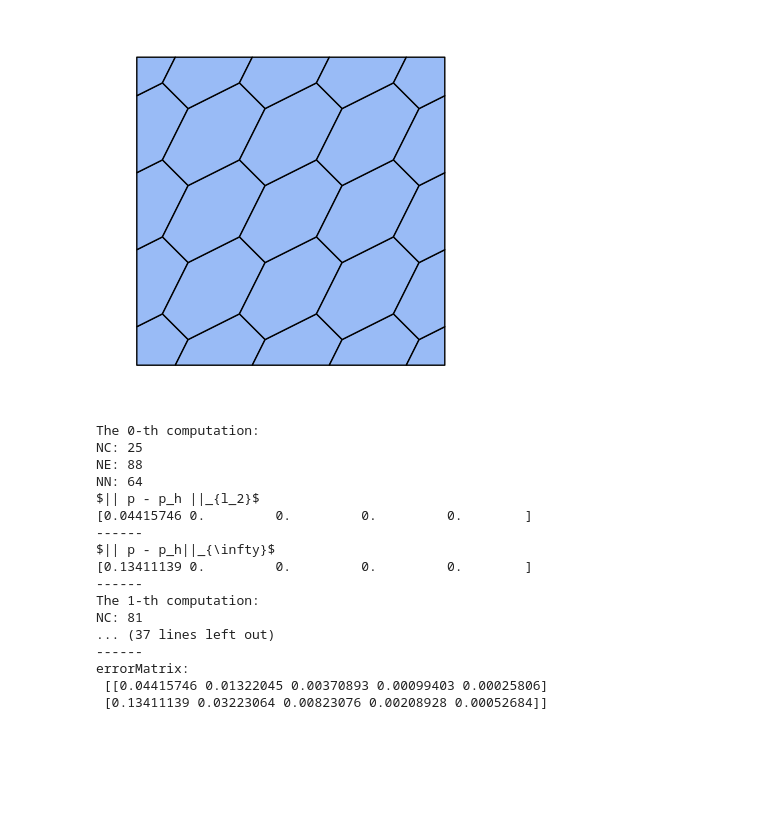
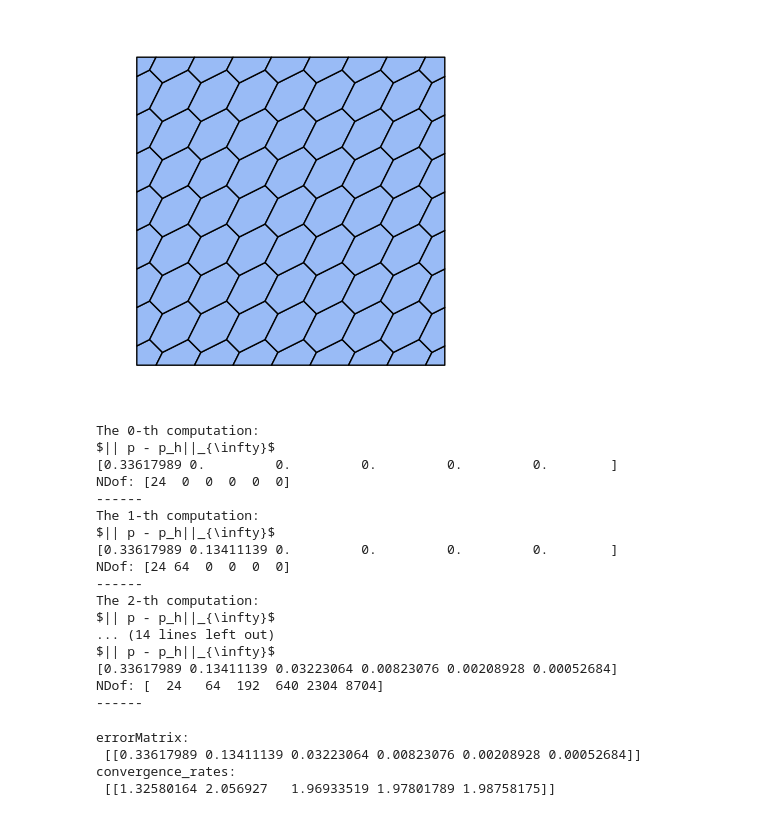
Before and after one commit to brighthe/hlthesis, a Jupyter notebook: mfdm/error_exp1_poisson_mfdm_primal.ipynb, the cells around one changed output. Saved outputs shown, nothing was run; the diff lists cells and outputs as text; code cells hidden in the pictures; blank space fills up the shorter version.

```diff
--- a/mfdm/error_exp1_poisson_mfdm_primal.ipynb
+++ b/mfdm/error_exp1_poisson_mfdm_primal.ipynb
@@ -1,40 +1,42 @@
 # %%
 import numpy as np
 
 from fealpy.mesh.polygon_mesh import PolygonMesh
 from poisson_model import SinSinData, ExpSinData, CosCosData
 from mimetic_solver import Mimetic
 
 pde = SinSinData()
-ns = 4
+ns = 8
 mesh = PolygonMesh.from_unit_square(nx=ns, ny=ns)
 
 import matplotlib.pyplot as plt
 fig = plt.figure()
 axes = fig.gca()
 mesh.add_plot(axes)
 plt.show()
 # %% [output]
-[figure, old version]
+[figure, new version]
 # %%
 pde = SinSinData()
-ns = 4
+ns = 2
 mesh = PolygonMesh.from_unit_square(nx=ns, ny=ns)
 
-maxit = 5
-errorType = ['$|| p - p_h ||_{l_2}$',
-             '$|| p - p_h||_{\\infty}$']
-errorMatrix = np.zeros((2, maxit), dtype=np.float64)
+maxit = 6
+# errorType = ['$|| p - p_h ||_{l_2}$',
+#              '$|| p - p_h||_{\\infty}$']
+errorType = ['$|| p - p_h||_{\\infty}$']
+errorMatrix = np.zeros((1, maxit), dtype=np.float64)
 NDof = np.zeros(maxit, dtype=np.int_)
 
 for iter in range(maxit):
     print("The {}-th computation:".format(iter))
+    NDof[iter] = mesh.number_of_nodes()
     NC = mesh.number_of_cells()
-    print("NC:", NC)
+    #print("NC:", NC)
     NE = mesh.number_of_edges()
-    print("NE:", NE)
+    #print("NE:", NE)
     NN = mesh.number_of_nodes()
-    print("NN:", NN)
+    #print("NN:", NN)
     eDdof = mesh.ds.boundary_edge_index()
     nDdof = mesh.entity('edge')[eDdof][:, 0]
 
@@ -58,6 +60,7 @@ for iter in range(maxit):
     ph[nDdof] = pde.solution(node[nDdof])
     b = MV @ rhs
     b = b - A @ ph
+    b[nDdof] = pde.Dirichlet(node[nDdof])
 
     bdIdx = np.zeros(A.shape[0], dtype=np.int_)
     bdIdx[nDdof.flat] = 1
@@ -66,14 +69,14 @@ for iter in range(maxit):
     D1 = spdiags(bdIdx, 0, A.shape[0], A.shape[0]).toarray()
     A = D0 @ A @ D0 + D1
 
-    b[nDdof] = pde.Dirichlet(node[nDdof])
 
     ph = np.linalg.solve(A, b)
 
     # l2 误差
-    errorMatrix[0, iter] = np.sqrt( np.sum( np.abs(p - ph)**2 ) * 1/NN )
+    #errorMatrix[0, iter] = np.sqrt( np.sum( np.abs(p - ph)**2 ) * 1/NN )
+    #errorMatrix[0, iter] = mesh.error(u=ph, v=p, q=p+5, power=2)
     # l_infty 误差
-    errorMatrix[1, iter] = np.max( np.abs(p - ph))
+    errorMatrix[0, iter] = np.max( np.abs(p - ph))
 
     if iter < maxit-1:
         ns = ns*2
@@ -82,28 +85,37 @@ for iter in range(maxit):
     for i, errType in enumerate(errorType):
         print(errType)
         print(errorMatrix[i])
+        print("NDof:", NDof)
         print('------')
-        NDof[iter] = NN
-
-print("errorMatrix:\n", errorMatrix)
 # %% [output]
 The 0-th computation:
-NC: 25
-NE: 88
-NN: 64
-$|| p - p_h ||_{l_2}$
-[0.04415746 0.         0.         0.         0.        ]
-------
 $|| p - p_h||_{\infty}$
-[0.13411139 0.         0.         0.         0.        ]
+[0.33617989 0.         0.         0.         0.         0.        ]
+NDof: [24  0  0  0  0  0]
 ------
 The 1-th computation:
-NC: 81
-... (37 lines left out)
+$|| p - p_h||_{\infty}$
+[0.33617989 0.13411139 0.         0.         0.         0.        ]
+NDof: [24 64  0  0  0  0]
 ------
-errorMatrix:
- [[0.04415746 0.01322045 0.00370893 0.00099403 0.00025806]
- [0.13411139 0.03223064 0.00823076 0.00208928 0.00052684]]
+The 2-th computation:
+$|| p - p_h||_{\infty}$
+... (14 lines left out)
+$|| p - p_h||_{\infty}$
+[0.33617989 0.13411139 0.03223064 0.00823076 0.00208928 0.00052684]
+NDof: [  24   64  192  640 2304 8704]
+------
+# %%
+print("errorMatrix:\n", errorMatrix)
+# Compute error convergence rates
+ratios = errorMatrix[:, 0:-1] / errorMatrix[:, 1:]
+convergence_rates = np.log2(ratios)
+print("convergence_rates:\n", convergence_rates)
+# %% [output]
+errorMatrix:
+ [[0.33617989 0.13411139 0.03223064 0.00823076 0.00208928 0.00052684]]
+convergence_rates:
+ [[1.32580164 2.056927   1.96933519 1.97801789 1.98758175]]
 # %%
 from fealpy.tools.show import showmultirate
 
```
Also changed, not shown: parts of 4 cells of this notebook, 9 other files.
